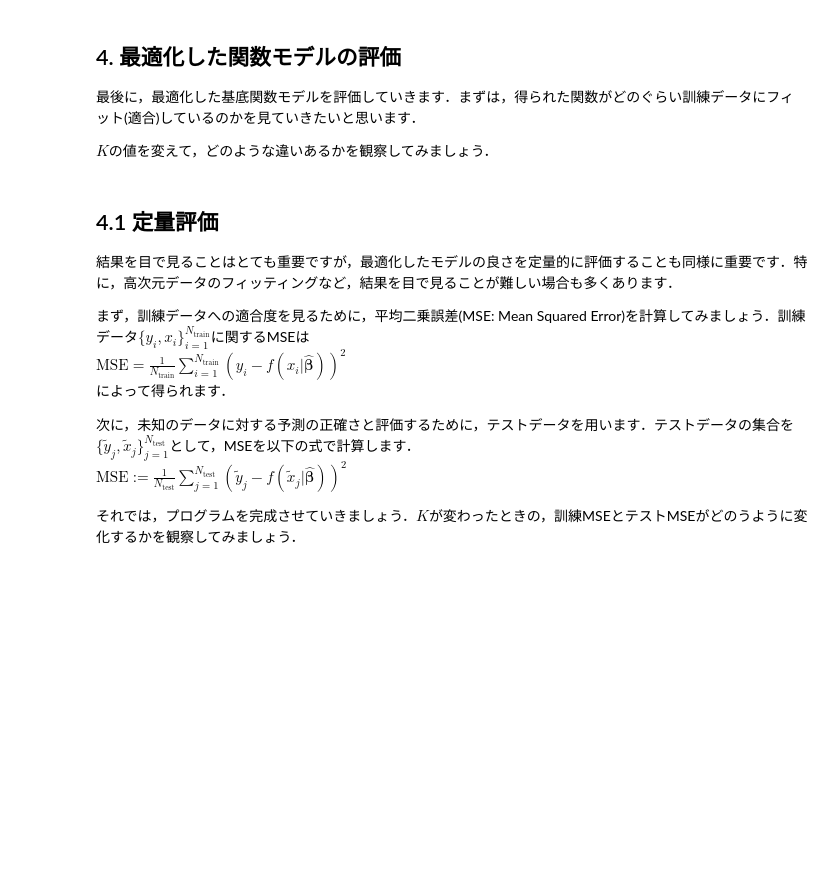
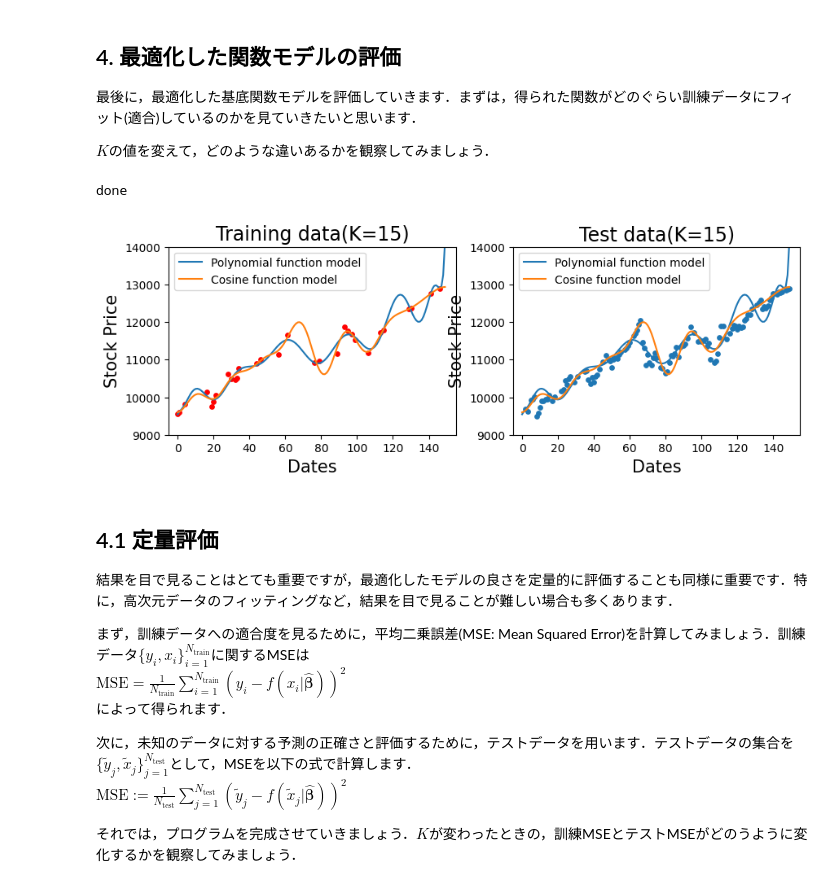
Before and after one commit to Kazakh-Y/IntroDS, a Jupyter notebook: IntroDS_03_nonlinear_regression_for_demo.ipynb, the cells around one changed output. Drawn from its saved outputs; the diff is of its cells as text; code cells hidden in the pictures; blank space fills up the shorter version.

```diff
--- a/IntroDS_03_nonlinear_regression_for_demo.ipynb
+++ b/IntroDS_03_nonlinear_regression_for_demo.ipynb
@@ -203,29 +203,32 @@ done
 
 $K$の値を変えて，どのような違いあるかを観察してみましょう．
 # %%
-K = 0 #ココの値を0から15の範囲でいろいろ変えて実行してみてください．
+K = 15 #ココの値を0から15の範囲でいろいろ変えて実行してみてください．
 
 fig  = plt.figure(figsize=(10,3))
 axes = fig.subplots(1,2)
 axes[0].scatter(index_train, y_train, c='red', s=15)
 axes[0].plot(Yp_est[:,K], label='Polynomial function model')
 axes[0].plot(Yc_est[:,K], label='Cosine function model')
 axes[0].set_ylabel('Stock Price', fontsize=15)
 axes[0].set_xlabel('Dates', fontsize=15)
 axes[0].set_title('Training data(K='+str(K)+')', fontsize=17)
 axes[0].set_xlim([-5, 155])
 axes[0].set_ylim([9000, 14000])
 axes[0].legend(fontsize=10)
 axes[1].scatter(index_test, y_test, s=15)
 axes[1].plot(Yp_est[:,K], label='Polynomial function model')
 axes[1].plot(Yc_est[:,K], label='Cosine function model')
 axes[1].set_ylabel('Stock Price', fontsize=15)
 axes[1].set_xlabel('Dates', fontsize=15)
 axes[1].set_title('Test data(K='+str(K)+')', fontsize=17)
 axes[1].set_xlim([-5, 155])
 axes[1].set_ylim([9000, 14000])
 axes[1].legend(fontsize=10)
 print('done')
+# %% [output]
+done
+[figure, added]
 # %% [markdown]
 ## 4.1 定量評価
 結果を目で見ることはとても重要ですが，最適化したモデルの良さを定量的に評価することも同様に重要です．特に，高次元データのフィッティングなど，結果を目で見ることが難しい場合も多くあります．
```
Also changed, not shown: parts of 1 cell of this notebook.
